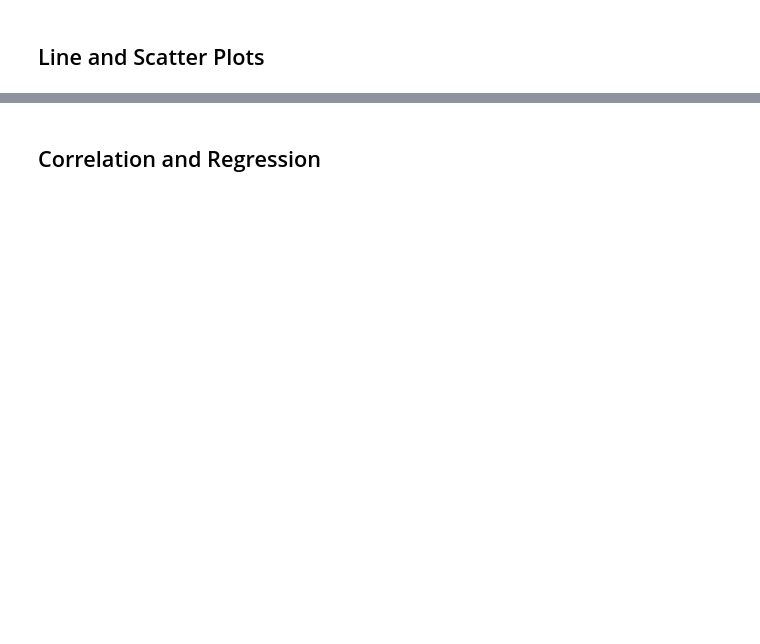
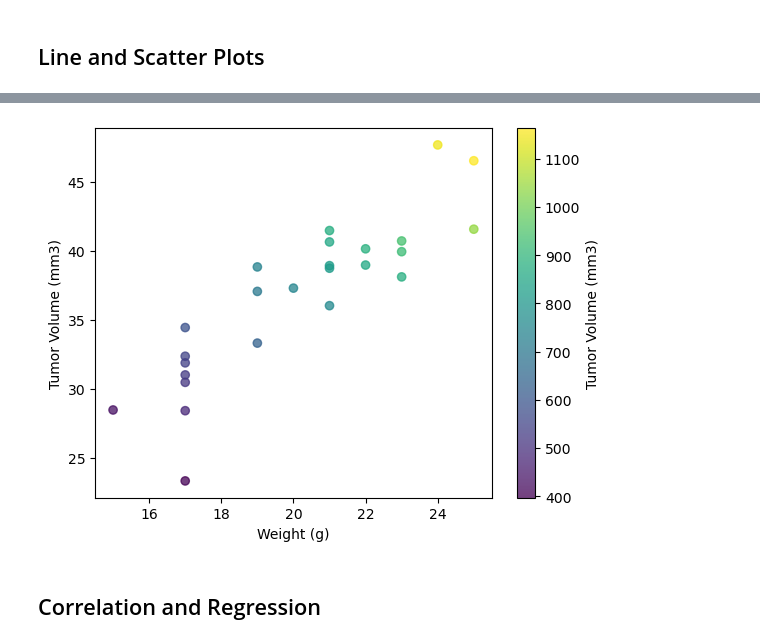
Before and after one commit to sarsteg/Pymaceuticals, a Jupyter notebook: pymaceuticals_analysis.ipynb, the cells around one changed output, grey strips where cells are left out. Cells and saved outputs as stored; diff of their text form; code cells hidden in the pictures; blank space fills up the shorter version.

```diff
--- a/pymaceuticals_analysis.ipynb
+++ b/pymaceuticals_analysis.ipynb
@@ -245,0 +238,24 @@ plt.show()
+# %%
+# Calculate the final tumor volume of each mouse across four of the treatment regimens:
+# Capomulin, Ramicane, Infubinol, and Ceftamin
+
+# Start by getting the last (greatest) timepoint for each mouse
+
+# What is the final timepoint for each mouse?
+# This is assuming that all mice have the same number of timepoints
+# If they do not, then we need to find the max timepoint for each mouse
+# We can do this by grouping by mouse ID and then finding the max timepoint
+grouped_by_mouse = clean_mouse_data.groupby("Mouse ID")
+max_timepoint = grouped_by_mouse["Timepoint"].max()
+# max_timepoint
+
+# max_timepoint revealed that we do not have the same number of timepoints for each mouse
+# We need to find the max timepoint for each mouse
+# We will merge max_timepoint with the original dataframe to get the tumor volume at the last timepoint
+last_timepoint = clean_mouse_data.loc[clean_mouse_data.groupby("Mouse ID")["Timepoint"].idxmax(), ["Mouse ID","Timepoint","Tumor Volume (mm3)", "Drug Regimen", "Weight (g)"]]
+# last_timepoint
+
+# Filter by the drugs of interest
+# We can use the isin() method to filter by multiple values
+drug_interest = last_timepoint[last_timepoint["Drug Regimen"].isin(["Capomulin", "Ramicane", "Infubinol", "Ceftamin"])]
+drug_interest
@@ -271,3 +331,18 @@ plt.show()
+# %%
+# Generate a scatter plot of mouse weight vs. the average observed tumor volume for the entire Capomulin regimen
+capomulin_data2 = last_timepoint.loc[last_timepoint["Drug Regimen"] == "Capomulin"].copy()
+
+# Create new columns that will multiply tumor volume and weight
+capomulin_data2["Color Value"] = capomulin_data2["Tumor Volume (mm3)"] * capomulin_data2["Weight (g)"]
+
+plt.scatter(capomulin_data2["Weight (g)"], capomulin_data2["Tumor Volume (mm3)"], marker="o", alpha=0.75, c=capomulin_data2["Color Value"])
+clb = plt.colorbar()
+clb.set_label("Tumor Volume (mm3)")
+plt.xlabel("Weight (g)")
+plt.ylabel("Tumor Volume (mm3)")
+plt.show()
+# %% [output]
+[figure, added]
 # %% [markdown]
 ## Correlation and Regression
 # %%
```
Also changed, not shown: parts of 6 cells of this notebook, 4 other files.
